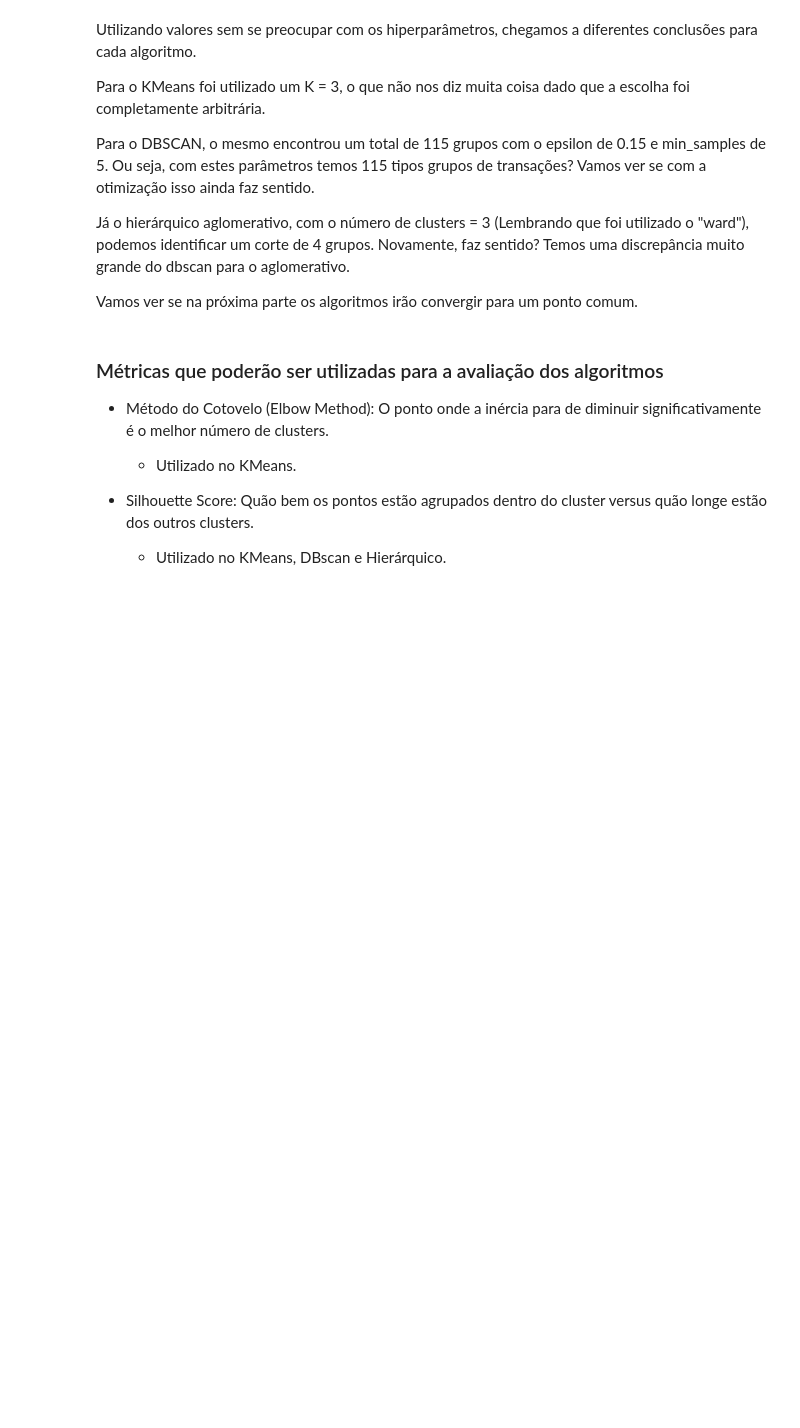
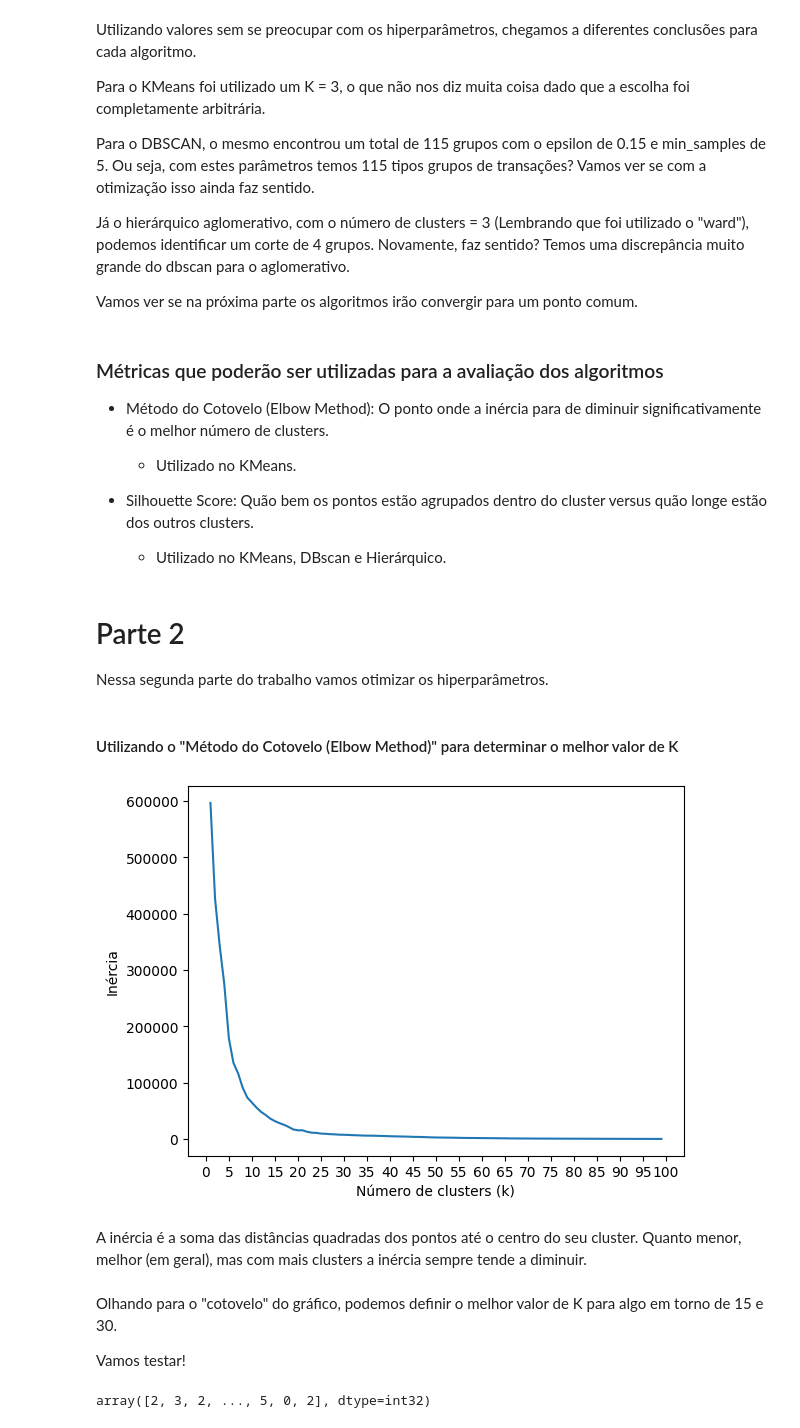
Before and after one commit to GodKelvin/pos-ia-dados-ufes, a Jupyter notebook: Clusterização e Redução de Dimensionalidade/projeto_disciplina.ipynb, the cells around one changed output. Drawn from its saved outputs; the diff is of its cells as text; code cells hidden in the pictures; blank space fills up the shorter version.

```diff
--- a/Clusterização e Redução de Dimensionalidade/projeto_disciplina.ipynb
+++ b/Clusterização e Redução de Dimensionalidade/projeto_disciplina.ipynb
@@ -301,3 +301,36 @@ Vamos ver se na próxima parte os algoritmos irão convergir para um ponto comum
 
 - Silhouette Score: Quão bem os pontos estão agrupados dentro do cluster versus quão longe estão dos outros clusters.
     - Utilizado no KMeans, DBscan e Hierárquico.
+# %% [markdown]
+# Parte 2
+
+Nessa segunda parte do trabalho vamos otimizar os hiperparâmetros.
+# %% [markdown]
+#### Utilizando o "Método do Cotovelo (Elbow Method)" para determinar o melhor valor de K
+# %%
+valores_k = []
+inercias = []
+for i in range(1, 100):
+  kmeans = KMeans(n_clusters=i, random_state=0).fit(data_scaled)
+  valores_k.append(i)
+  inercias.append(kmeans.inertia_)
+# %%
+fig, ax = plt.subplots()
+ax.plot(valores_k, inercias)
+plt.xlabel('Número de clusters (k)')
+plt.ylabel('Inércia')
+ax.set_xticks(range(0, max(valores_k) + 5, 5))
+plt.show()
+# %% [output]
+[figure, added]
+# %% [markdown]
+A inércia é a soma das distâncias quadradas dos pontos até o centro do seu cluster. Quanto menor, melhor (em geral), mas com mais clusters a inércia sempre tende a diminuir.
+# %% [markdown]
+Olhando para o "cotovelo" do gráfico, podemos definir o melhor valor de K para algo em torno de 15 e 30.
+
+Vamos testar!
+# %%
+kmeans = KMeans(n_clusters=6, random_state=0).fit(data_scaled)
+kmeans.labels_
+# %% [output]
+array([2, 3, 2, ..., 5, 0, 2], dtype=int32)
```
Also changed, not shown: parts of 15 cells of this notebook.
